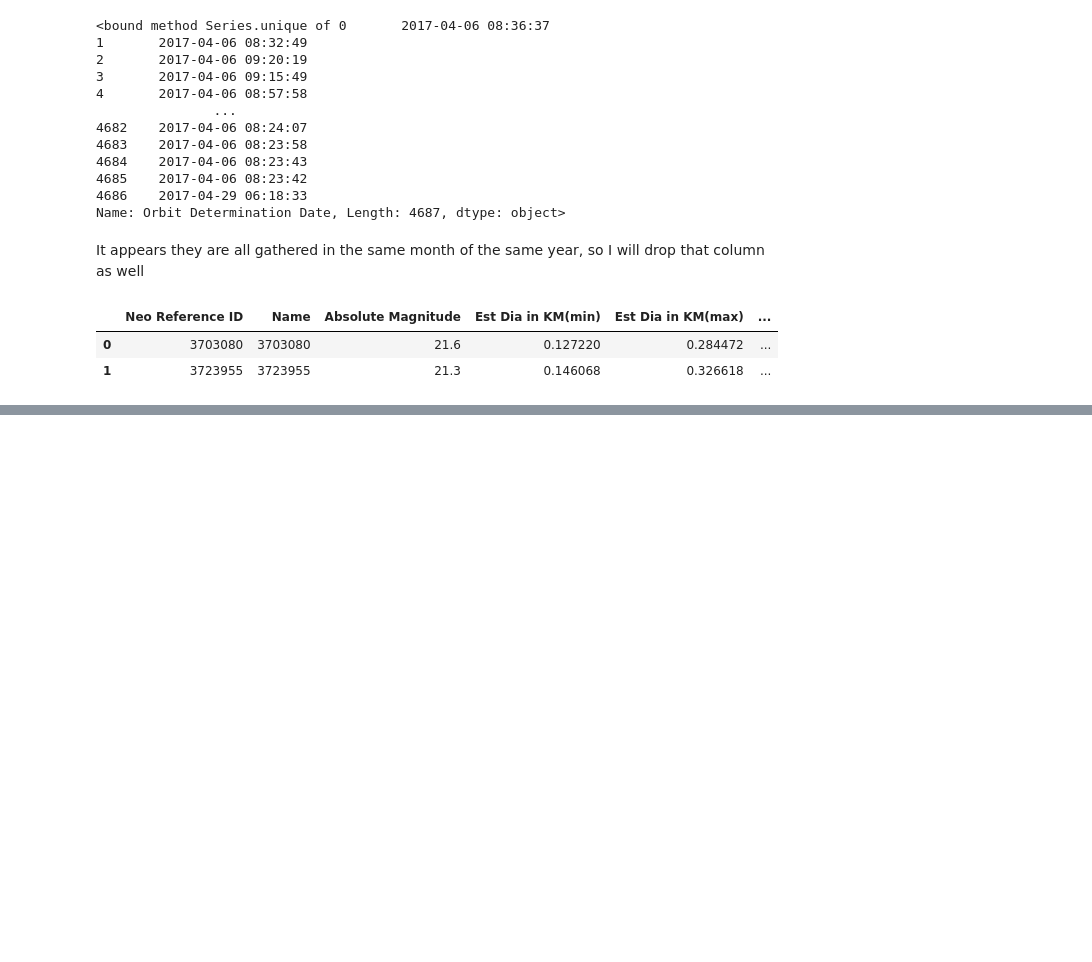
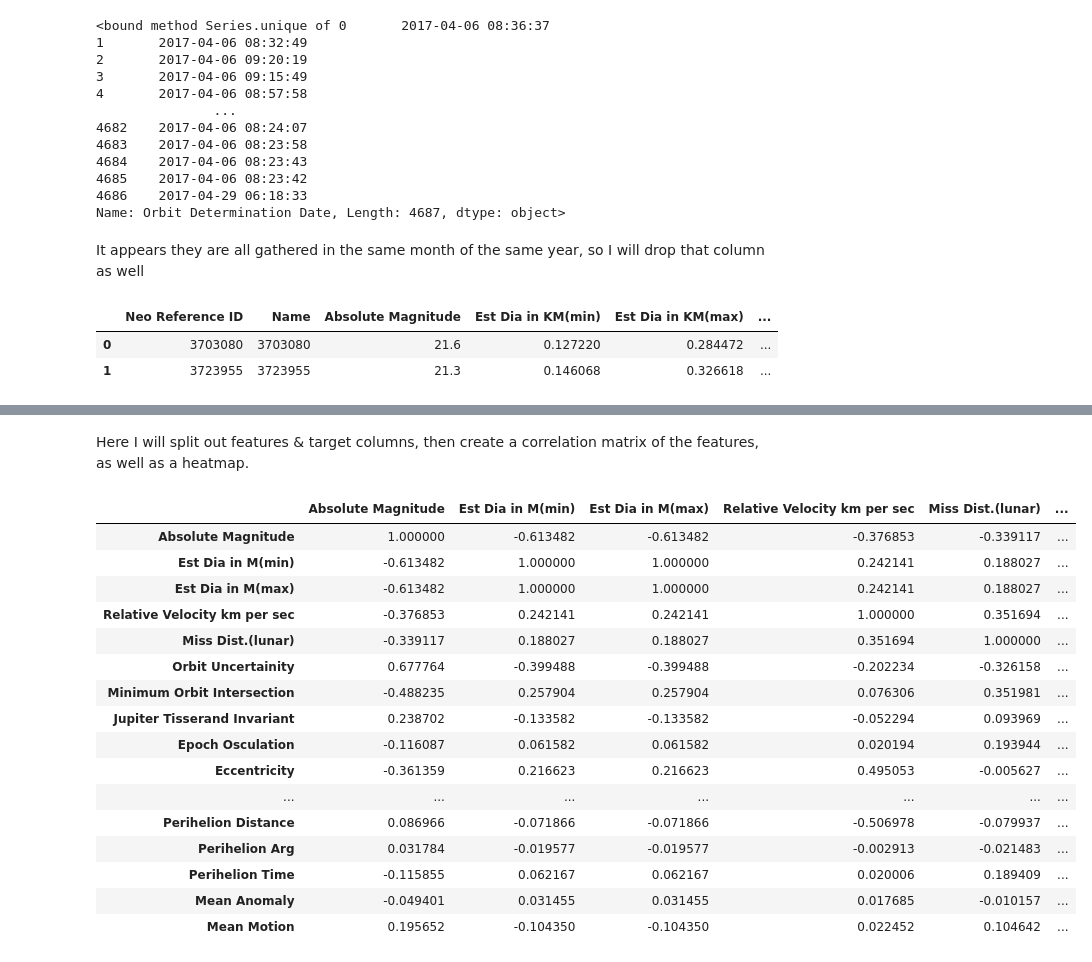
Before and after one commit to Kate-Zilla/NASA-asteriod-classification, a Jupyter notebook: asteroid_classifier.ipynb, the cells around one changed output, grey strips where cells are left out. Drawn from its saved outputs; the diff is of its cells as text; code cells hidden in the pictures; blank space fills up the shorter version.

```diff
--- a/asteroid_classifier.ipynb
+++ b/asteroid_classifier.ipynb
@@ -195,0 +257,2 @@ memory usage: 810.3 KB
+# %% [markdown]
+Here I will split out features & target columns, then create a correlation matrix of the features, as well as a heatmap.
@@ -195,0 +262,20 @@ memory usage: 810.3 KB
+# %%
+features.corr()
+# %% [output]
+|  | Absolute Magnitude | Est Dia in M(min) | Est Dia in M(max) | Relative Velocity km per sec | Miss Dist.(lunar) | ... |
+| Absolute Magnitude | 1.000000 | -0.613482 | -0.613482 | -0.376853 | -0.339117 | ... |
+| Est Dia in M(min) | -0.613482 | 1.000000 | 1.000000 | 0.242141 | 0.188027 | ... |
+| Est Dia in M(max) | -0.613482 | 1.000000 | 1.000000 | 0.242141 | 0.188027 | ... |
+| Relative Velocity km per sec | -0.376853 | 0.242141 | 0.242141 | 1.000000 | 0.351694 | ... |
+| Miss Dist.(lunar) | -0.339117 | 0.188027 | 0.188027 | 0.351694 | 1.000000 | ... |
+| Orbit Uncertainity | 0.677764 | -0.399488 | -0.399488 | -0.202234 | -0.326158 | ... |
+| Minimum Orbit Intersection | -0.488235 | 0.257904 | 0.257904 | 0.076306 | 0.351981 | ... |
+| Jupiter Tisserand Invariant | 0.238702 | -0.133582 | -0.133582 | -0.052294 | 0.093969 | ... |
+| Epoch Osculation | -0.116087 | 0.061582 | 0.061582 | 0.020194 | 0.193944 | ... |
+| Eccentricity | -0.361359 | 0.216623 | 0.216623 | 0.495053 | -0.005627 | ... |
+| ... | ... | ... | ... | ... | ... | ... |
+| Perihelion Distance | 0.086966 | -0.071866 | -0.071866 | -0.506978 | -0.079937 | ... |
+| Perihelion Arg | 0.031784 | -0.019577 | -0.019577 | -0.002913 | -0.021483 | ... |
+| Perihelion Time | -0.115855 | 0.062167 | 0.062167 | 0.020006 | 0.189409 | ... |
+| Mean Anomaly | -0.049401 | 0.031455 | 0.031455 | 0.017685 | -0.010157 | ... |
+| Mean Motion | 0.195652 | -0.104350 | -0.104350 | 0.022452 | 0.104642 | ... |
```
Also changed, not shown: parts of 11 cells of this notebook.
